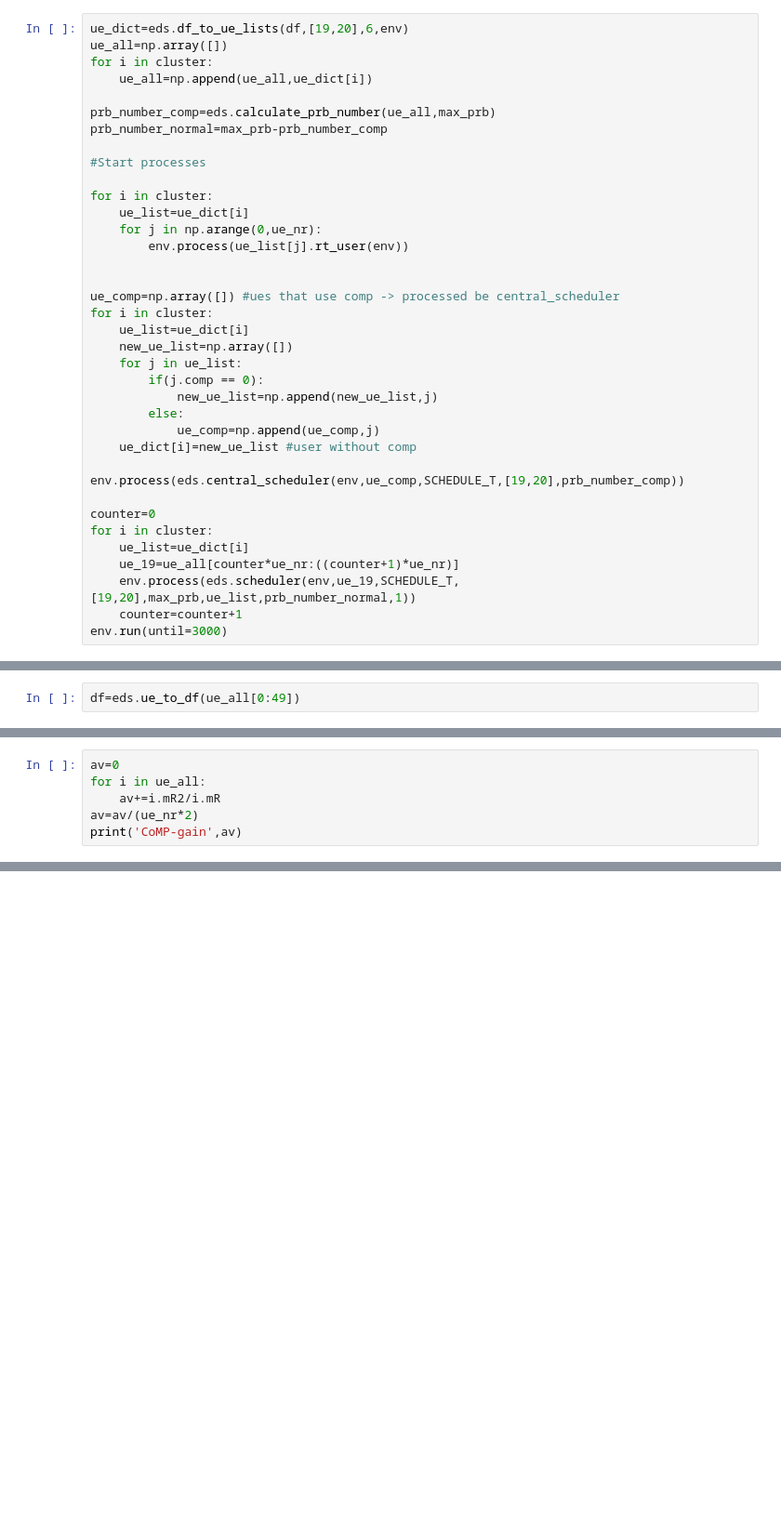
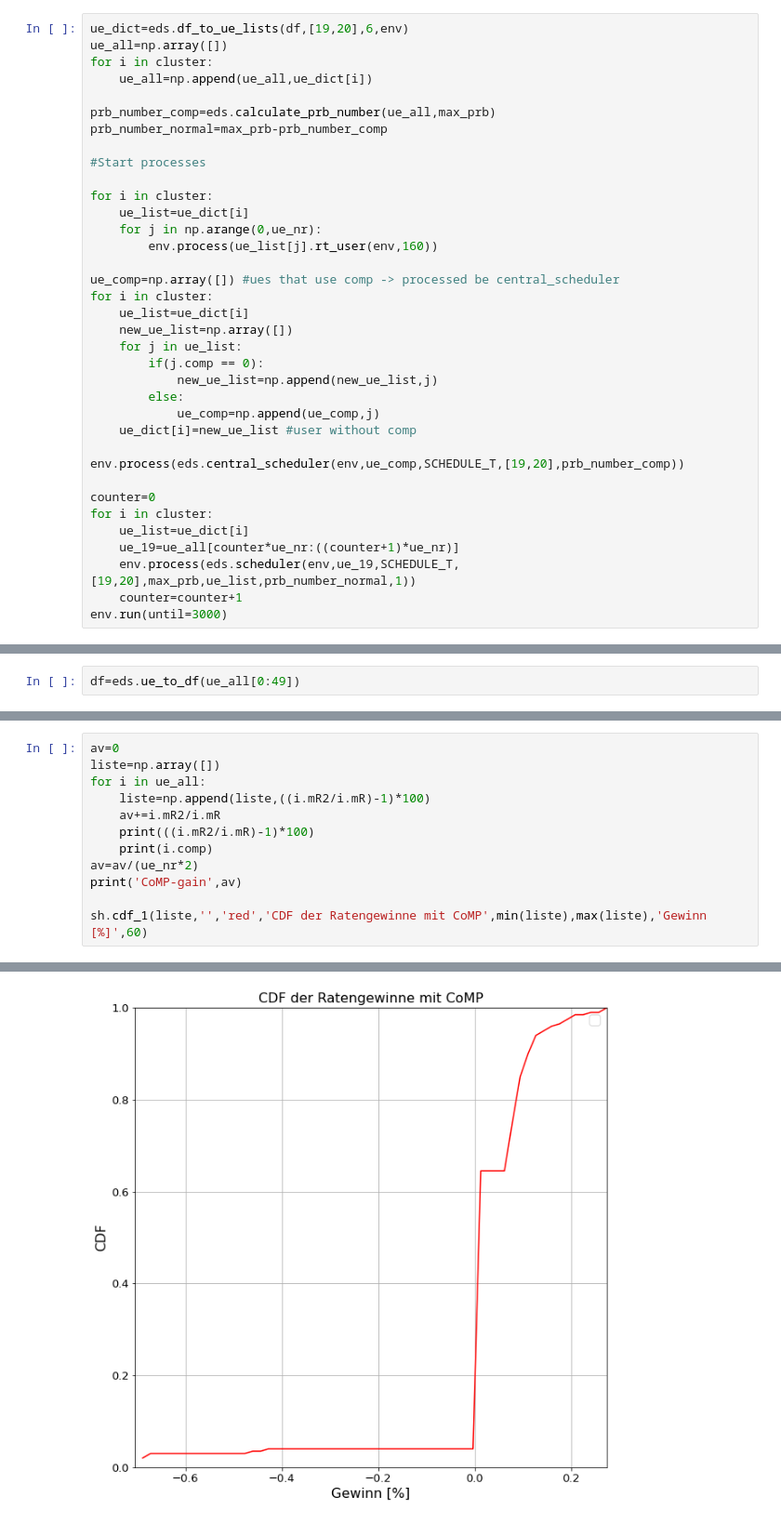
Before and after one commit to CarolineZoll/EDS, a Jupyter notebook: Event Driven Sim-CoMP-ONLYRT.ipynb, the cells around one changed output, grey strips where cells are left out. Shown: that part at 93% size. Drawn from its saved outputs; the diff is of its cells as text; blank space fills up the shorter version.

```diff
--- a/Event Driven Sim-CoMP-ONLYRT.ipynb
+++ b/Event Driven Sim-CoMP-ONLYRT.ipynb
@@ -65,8 +63,7 @@ prb_number_normal=max_prb-prb_number_comp
 for i in cluster:
     ue_list=ue_dict[i]
     for j in np.arange(0,ue_nr):
-        env.process(ue_list[j].rt_user(env))
-
+        env.process(ue_list[j].rt_user(env,160))
 
 ue_comp=np.array([]) #ues that use comp -> processed be central_scheduler
 for i in cluster:
@@ -150,7 +104,13 @@ df
 # %%
 av=0
+liste=np.array([])
 for i in ue_all:
+    liste=np.append(liste,((i.mR2/i.mR)-1)*100)
     av+=i.mR2/i.mR
+    print(((i.mR2/i.mR)-1)*100)
+    print(i.comp)
 av=av/(ue_nr*2)
 print('CoMP-gain',av)
+
+sh.cdf_1(liste,'','red','CDF der Ratengewinne mit CoMP',min(liste),max(liste),'Gewinn [%]',60)
 # %% [output]
@@ -157,0 +135 @@ CoMP-gain 1.6135033429565757
+[figure, added]
```
Also changed, not shown: parts of 24 cells of this notebook, 5 other files.
